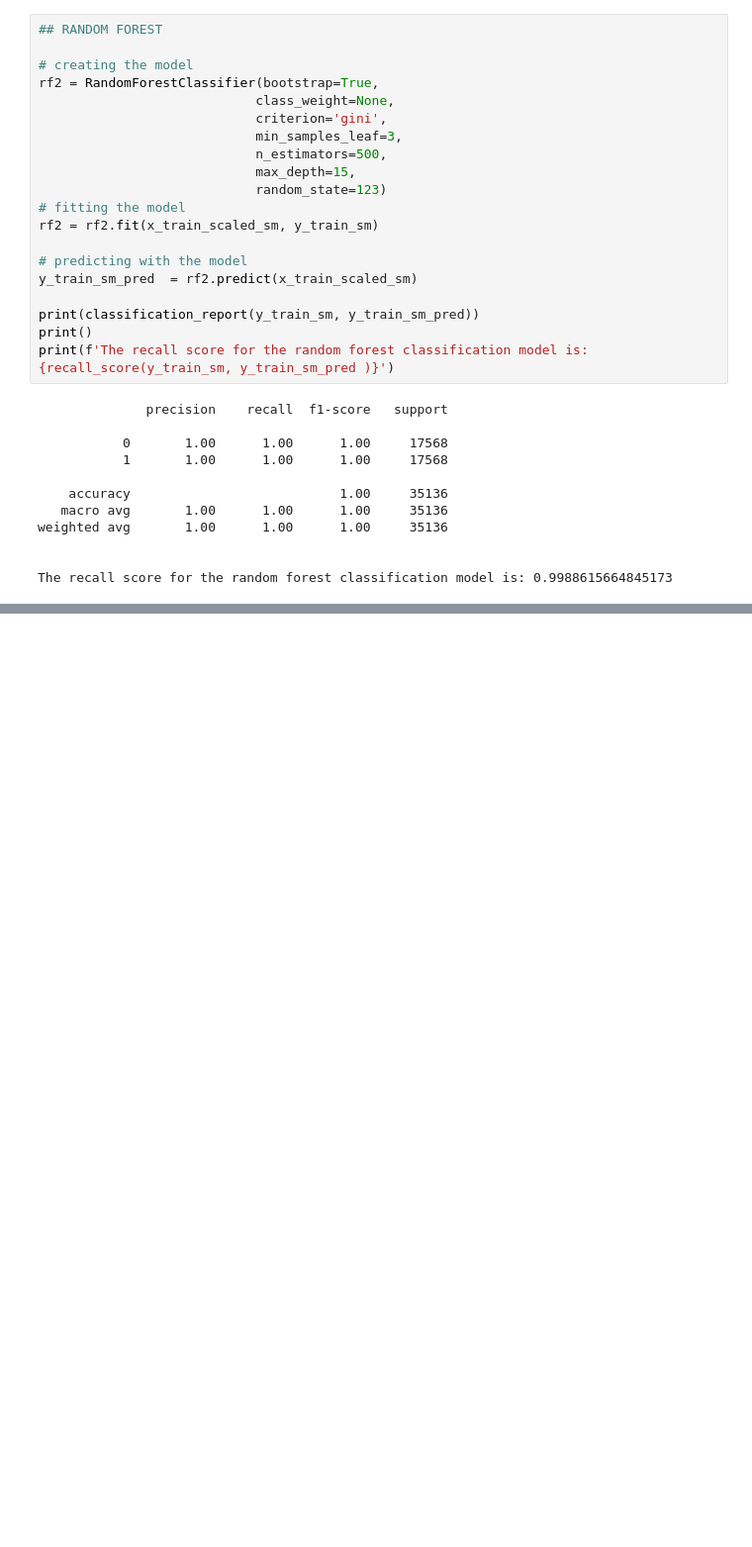
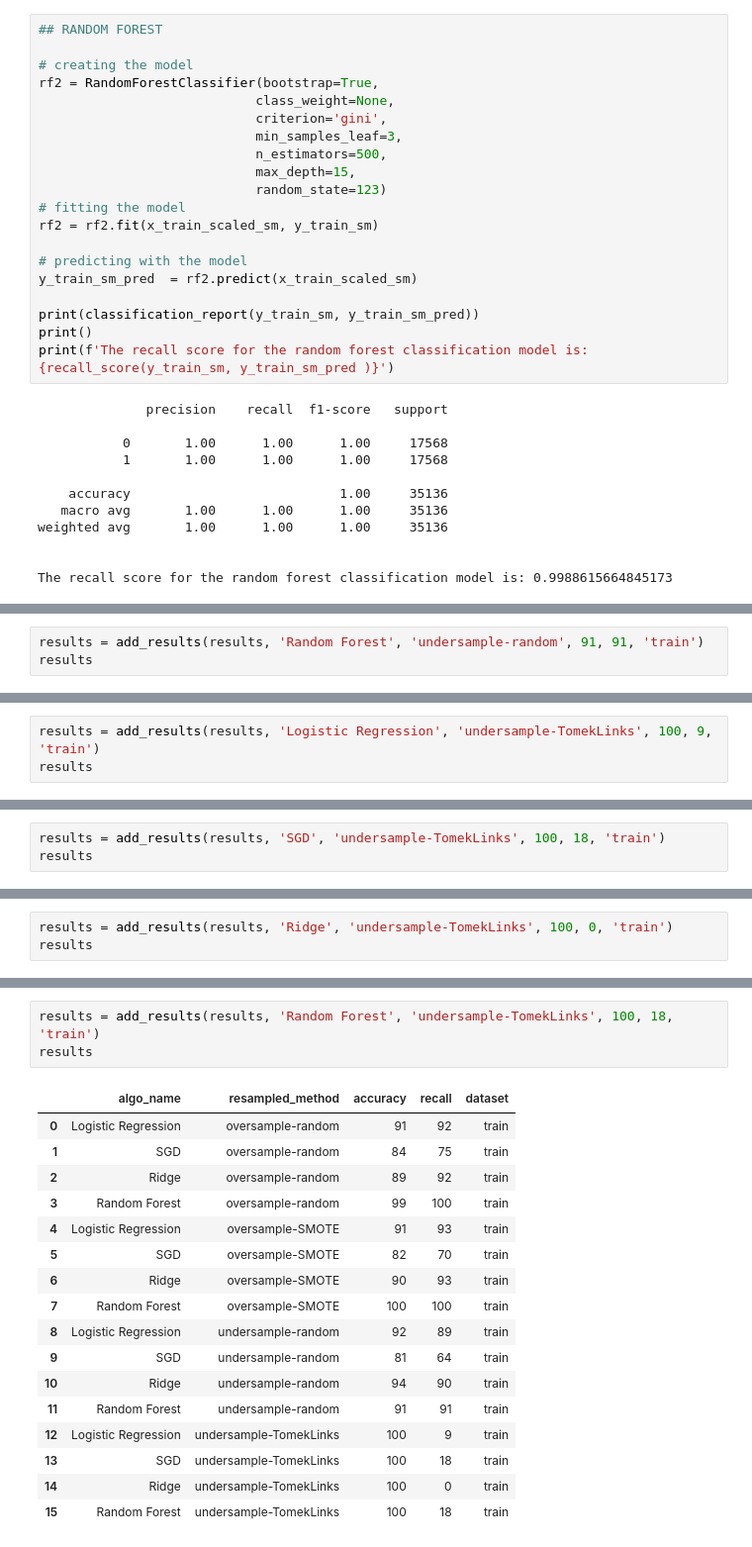
Before and after one commit to credit-risk-management-predictor/credit-risk-management-predictor, a Jupyter notebook: Bibek-explore-v2.ipynb, the cells around one changed output, grey strips where cells are left out. Shown at 99% size. Drawn from its saved outputs; the diff is of its cells as text; blank space fills up the shorter version.

```diff
--- a/Bibek-explore-v2.ipynb
+++ b/Bibek-explore-v2.ipynb
@@ -904,0 +1123,3 @@ The recall score for the logit model is: 0.8923076923076924
+# %%
+results = add_results(results, 'Random Forest', 'undersample-random', 91, 91, 'train')
+results
@@ -904,0 +1176,3 @@ The recall score for the logit model is: 0.8923076923076924
+# %%
+results = add_results(results, 'Logistic Regression', 'undersample-TomekLinks', 100, 9, 'train')
+results
@@ -904,0 +1222,3 @@ The recall score for the logit model is: 0.8923076923076924
+# %%
+results = add_results(results, 'SGD', 'undersample-TomekLinks', 100, 18, 'train')
+results
@@ -904,0 +1269,3 @@ The recall score for the logit model is: 0.8923076923076924
+# %%
+results = add_results(results, 'Ridge', 'undersample-TomekLinks', 100, 0, 'train')
+results
@@ -904,0 +1321,21 @@ The recall score for the logit model is: 0.8923076923076924
+# %%
+results = add_results(results, 'Random Forest', 'undersample-TomekLinks', 100, 18, 'train')
+results
+# %% [output]
+|  | algo_name | resampled_method | accuracy | recall | dataset |
+| 0 | Logistic Regression | oversample-random | 91 | 92 | train |
+| 1 | SGD | oversample-random | 84 | 75 | train |
+| 2 | Ridge | oversample-random | 89 | 92 | train |
+| 3 | Random Forest | oversample-random | 99 | 100 | train |
+| 4 | Logistic Regression | oversample-SMOTE | 91 | 93 | train |
+| 5 | SGD | oversample-SMOTE | 82 | 70 | train |
+| 6 | Ridge | oversample-SMOTE | 90 | 93 | train |
+| 7 | Random Forest | oversample-SMOTE | 100 | 100 | train |
+| 8 | Logistic Regression | undersample-random | 92 | 89 | train |
+| 9 | SGD | undersample-random | 81 | 64 | train |
+| 10 | Ridge | undersample-random | 94 | 90 | train |
+| 11 | Random Forest | undersample-random | 91 | 91 | train |
+| 12 | Logistic Regression | undersample-TomekLinks | 100 | 9 | train |
+| 13 | SGD | undersample-TomekLinks | 100 | 18 | train |
+| 14 | Ridge | undersample-TomekLinks | 100 | 0 | train |
+| 15 | Random Forest | undersample-TomekLinks | 100 | 18 | train |
```
Also changed, not shown: parts of 32 cells of this notebook.
